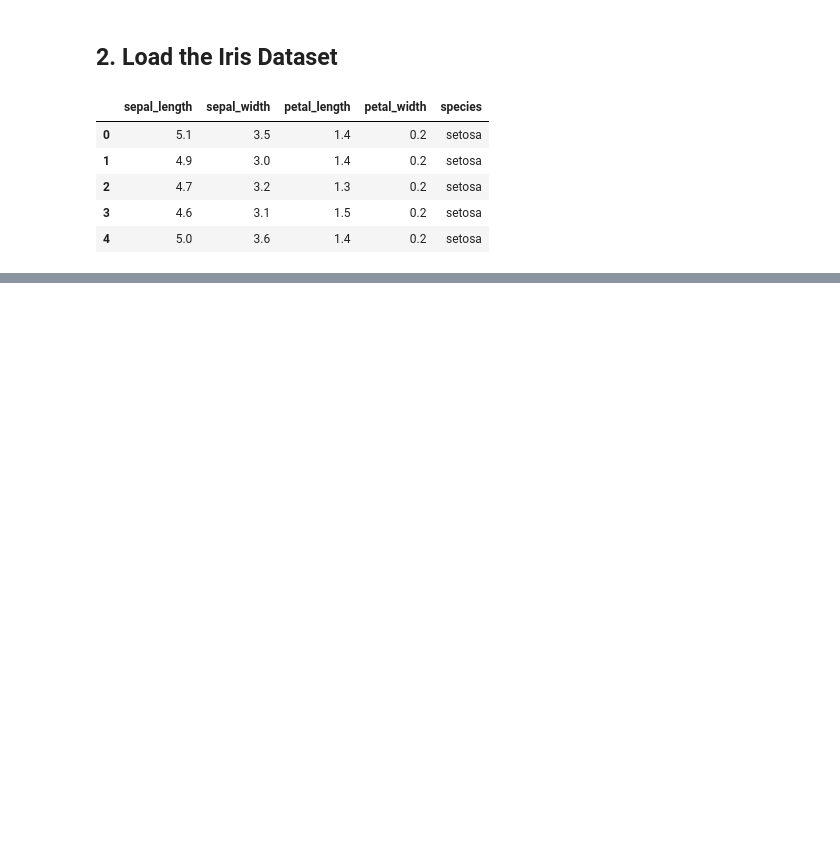
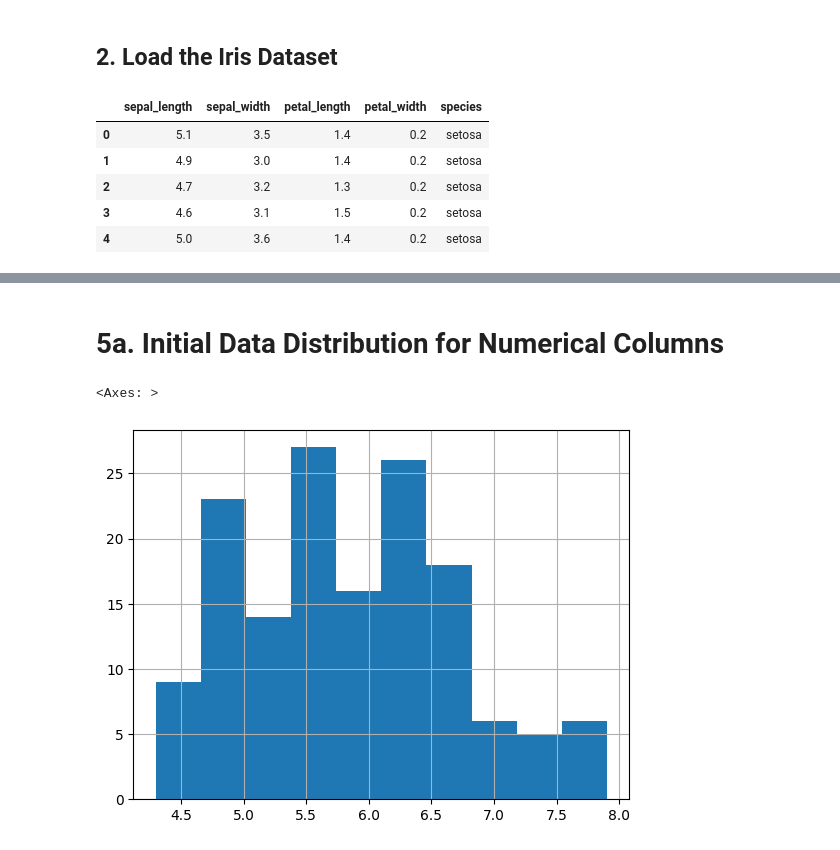
Before and after one commit to RucuAvinash/datafun-04-eda, a Jupyter notebook: rucu_eda_notebook.ipynb, the cells around one changed output, grey strips where cells are left out. Drawn from its saved outputs; the diff is of its cells as text; code cells hidden in the pictures; blank space fills up the shorter version.

```diff
--- a/rucu_eda_notebook.ipynb
+++ b/rucu_eda_notebook.ipynb
@@ -31,0 +97,8 @@ iris_df.head()
+# %% [markdown]
+# 5a. Initial Data Distribution for Numerical Columns
+# %%
+# Inspect histogram by one numerical column
+iris_df['sepal_length'].hist()
+# %% [output]
+<Axes: >
+[figure, added]
```
Also changed, not shown: parts of 24 cells of this notebook.
